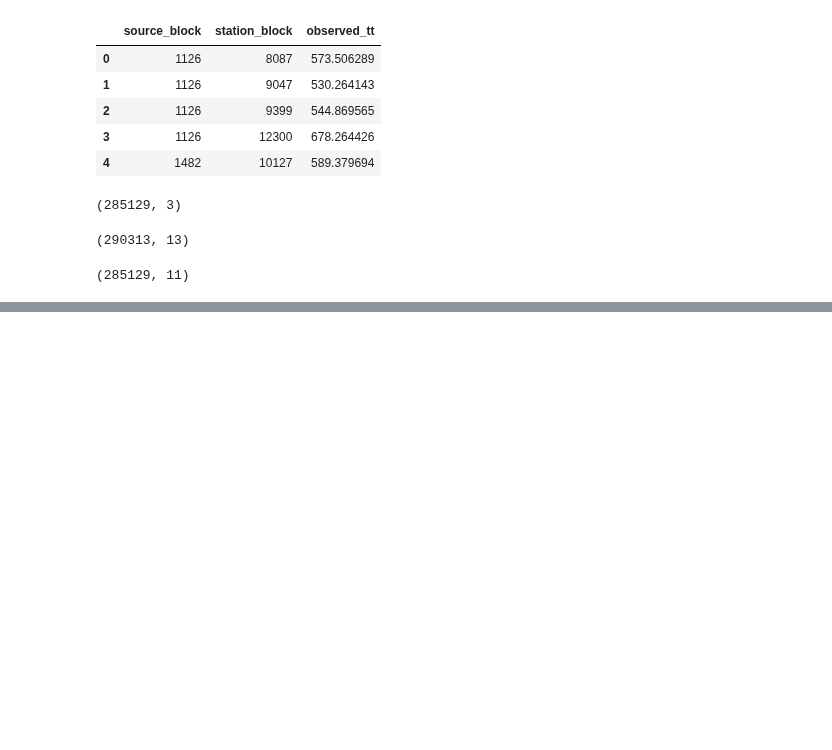
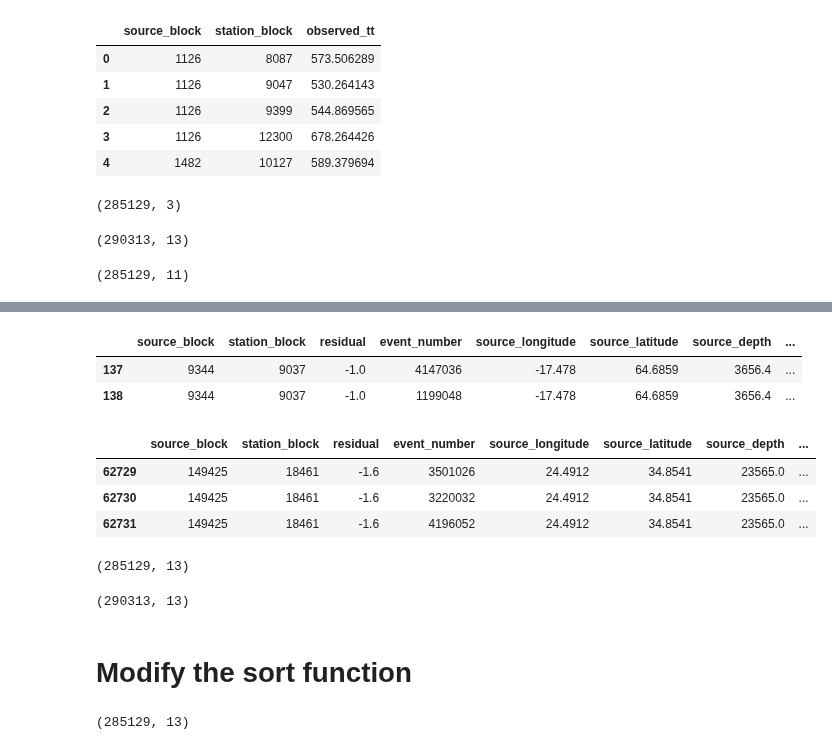
Before and after one commit to GeoscienceAustralia/hiperseis, a Jupyter notebook: notebooks/seismic_events2stations_rays.ipynb, the cells around one changed output, grey strips where cells are left out. Drawn from its saved outputs; the diff is of its cells as text; code cells hidden in the pictures; blank space fills up the shorter version.

```diff
--- a/notebooks/seismic_events2stations_rays.ipynb
+++ b/notebooks/seismic_events2stations_rays.ipynb
@@ -182,0 +195,14 @@ pdf4.head()
+# %%
+pdf5.head()
+# %% [output]
+|  | source_block | station_block | residual | event_number | source_longitude | source_latitude | source_depth | ... |
+| 137 | 9344 | 9037 | -1.0 | 4147036 | -17.478 | 64.6859 | 3656.4 | ... |
+| 138 | 9344 | 9037 | -1.0 | 1199048 | -17.478 | 64.6859 | 3656.4 | ... |
+# %%
+rowmask = (pdf2['source_block'] ==149425) & (pdf2['station_block']==18461)  #select rows where cond
+pdf2.loc[ rowmask ].head()
+# %% [output]
+|  | source_block | station_block | residual | event_number | source_longitude | source_latitude | source_depth | ... |
+| 62729 | 149425 | 18461 | -1.6 | 3501026 | 24.4912 | 34.8541 | 23565.0 | ... |
+| 62730 | 149425 | 18461 | -1.6 | 3220032 | 24.4912 | 34.8541 | 23565.0 | ... |
+| 62731 | 149425 | 18461 | -1.6 | 4196052 | 24.4912 | 34.8541 | 23565.0 | ... |
@@ -182,0 +211,10 @@ pdf4.head()
+# %%
+unikpdf2.shape
+# %% [output]
+(285129, 13)
+# %%
+pdf2.shape
+# %% [output]
+(290313, 13)
+# %% [markdown]
+#  Modify the sort function
@@ -182,0 +290,4 @@ pdf4.head()
+# %%
+mypdf.shape
+# %% [output]
+(285129, 13)
```
Also changed, not shown: parts of 15 cells of this notebook.
